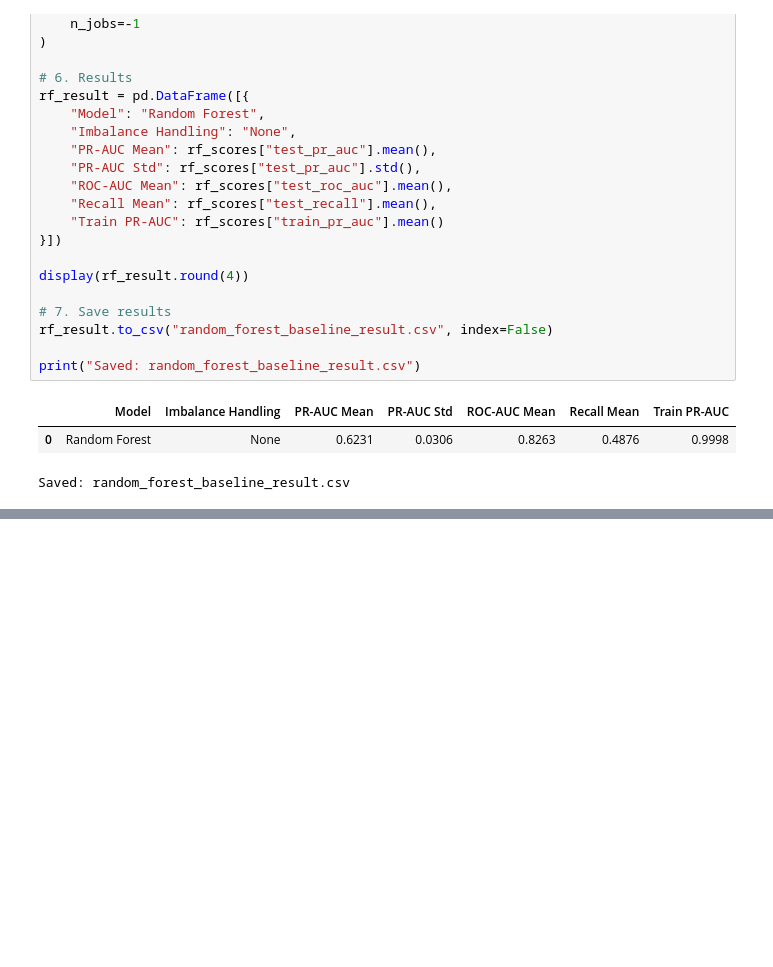
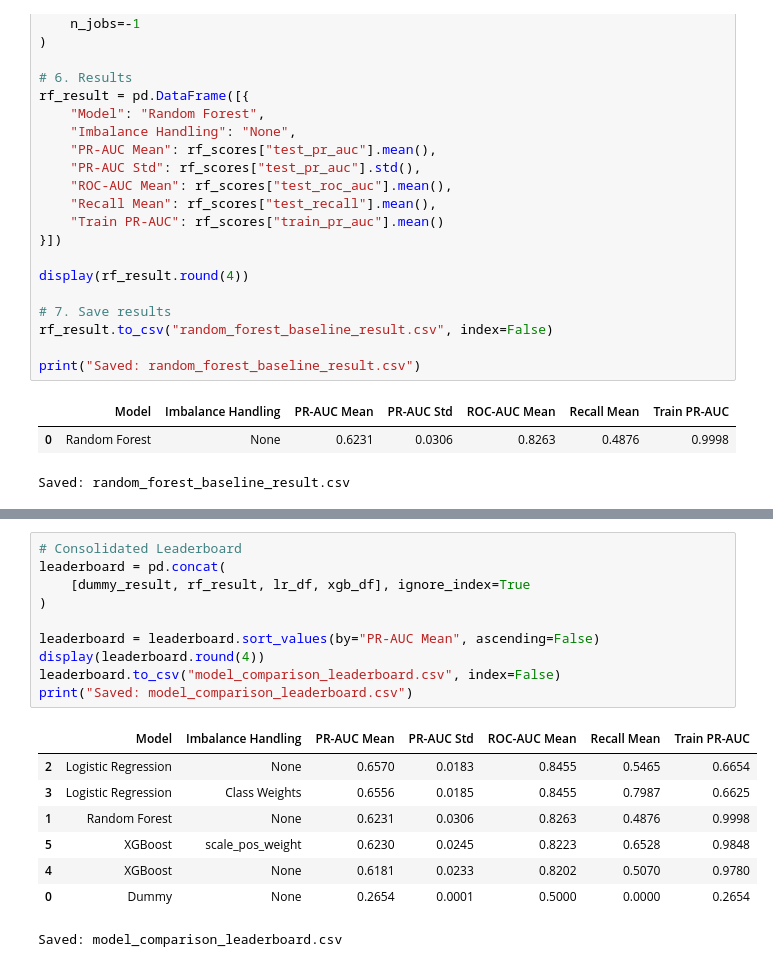
Before and after one commit to Laiba-Shahid1078/bye-bye-churn, a Jupyter notebook: bye_bye_churn.ipynb, the cells around one changed output, grey strips where cells are left out. Drawn from its saved outputs; the diff is of its cells as text; blank space fills up the shorter version.

```diff
--- a/bye_bye_churn.ipynb
+++ b/bye_bye_churn.ipynb
@@ -931,0 +1159,19 @@ Saved: imbalance_results.csv
+# %%
+# Consolidated Leaderboard
+leaderboard = pd.concat(
+    [dummy_result, rf_result, lr_df, xgb_df], ignore_index=True
+)
+
+leaderboard = leaderboard.sort_values(by="PR-AUC Mean", ascending=False)
+display(leaderboard.round(4))
+leaderboard.to_csv("model_comparison_leaderboard.csv", index=False)
+print("Saved: model_comparison_leaderboard.csv")
+# %% [output]
+|  | Model | Imbalance Handling | PR-AUC Mean | PR-AUC Std | ROC-AUC Mean | Recall Mean | Train PR-AUC |
+| 2 | Logistic Regression | None | 0.6570 | 0.0183 | 0.8455 | 0.5465 | 0.6654 |
+| 3 | Logistic Regression | Class Weights | 0.6556 | 0.0185 | 0.8455 | 0.7987 | 0.6625 |
+| 1 | Random Forest | None | 0.6231 | 0.0306 | 0.8263 | 0.4876 | 0.9998 |
+| 5 | XGBoost | scale_pos_weight | 0.6230 | 0.0245 | 0.8223 | 0.6528 | 0.9848 |
+| 4 | XGBoost | None | 0.6181 | 0.0233 | 0.8202 | 0.5070 | 0.9780 |
+| 0 | Dummy | None | 0.2654 | 0.0001 | 0.5000 | 0.0000 | 0.2654 |
+Saved: model_comparison_leaderboard.csv
```
Also changed, not shown: parts of 10 cells of this notebook, 8 other files.
